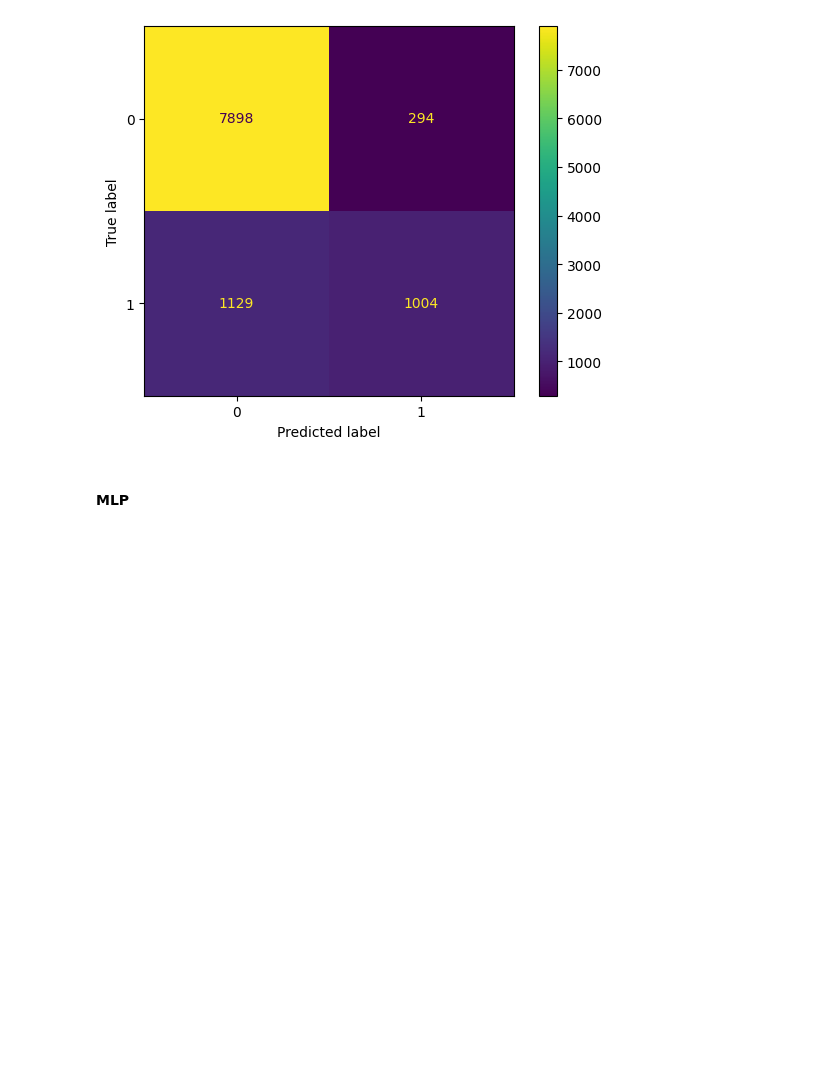
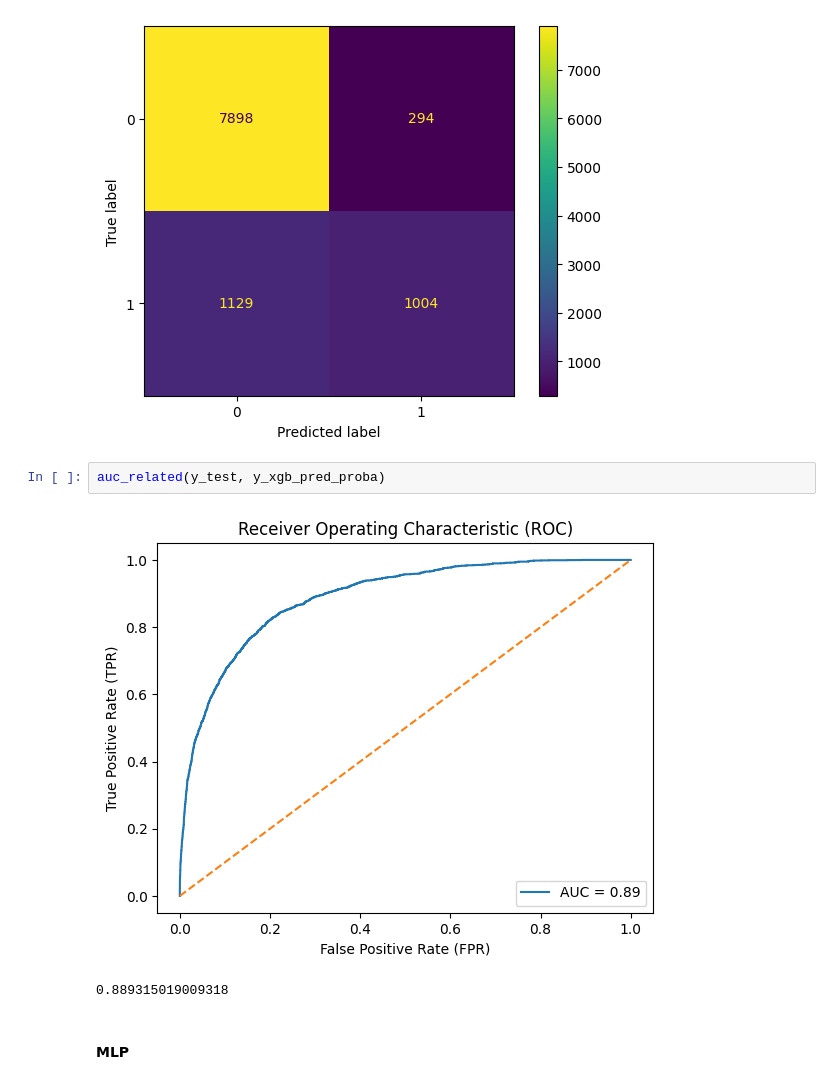
Before and after one commit to Junjie999/STATS503gogogo, a Jupyter notebook: Notebooks/Model_yy.ipynb, the cells around one changed output. Drawn from its saved outputs; the diff is of its cells as text; blank space fills up the shorter version.

```diff
--- a/Notebooks/Model_yy.ipynb
+++ b/Notebooks/Model_yy.ipynb
@@ -326,6 +351,11 @@ weighted avg       0.85      0.86      0.85     10325
 Accuracy Score:
 0.862179176755448
 [figure]
+# %%
+auc_related(y_test, y_xgb_pred_proba)
+# %% [output]
+[figure, added]
+0.889315019009318
 # %% [markdown]
 #### MLP
 # %%
```
Also changed, not shown: parts of 6 cells of this notebook.
